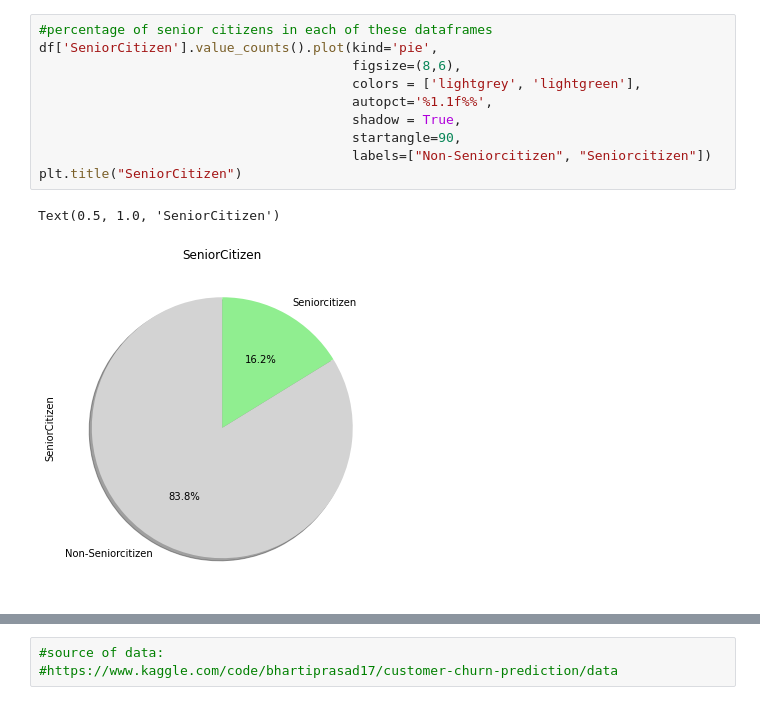
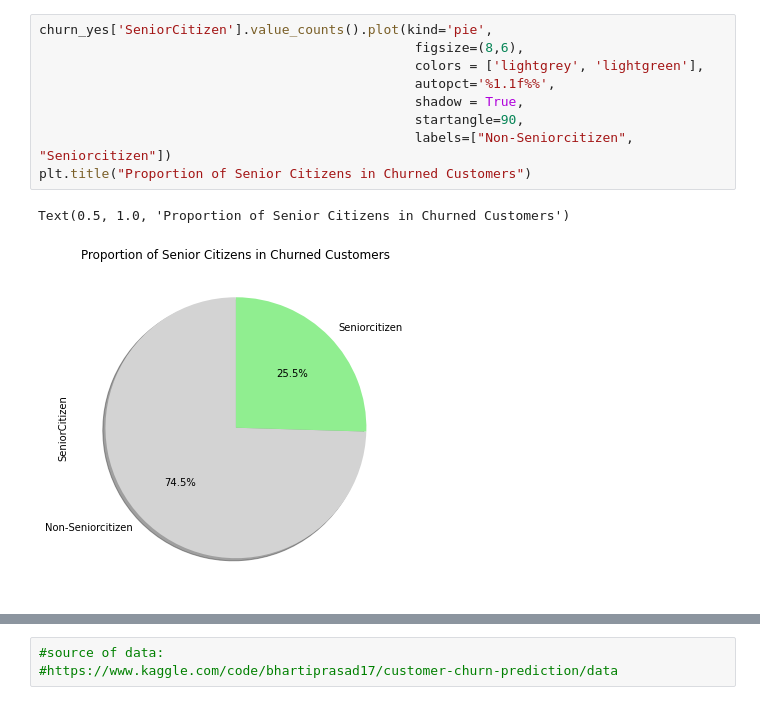
Before and after one commit to KatarzynaTondas/Python-Projects, a Jupyter notebook: CustomersChurn_analysis.ipynb, the cells around one changed output, grey strips where cells are left out. Saved outputs shown, nothing was run; the diff lists cells and outputs as text.

```diff
--- a/CustomersChurn_analysis.ipynb
+++ b/CustomersChurn_analysis.ipynb
@@ -88,13 +123,12 @@ churn_no = pd.DataFrame(df.query('Churn == "No"'))
 # %%
-#percentage of senior citizens in each of these dataframes
-df['SeniorCitizen'].value_counts().plot(kind='pie',
-                                        figsize=(8,6),
-                                        colors = ['lightgrey', 'lightgreen'],
-                                        autopct='%1.1f%%',
-                                        shadow = True,
-                                        startangle=90,
-                                        labels=["Non-Seniorcitizen", "Seniorcitizen"])
-plt.title("SeniorCitizen")
+churn_yes['SeniorCitizen'].value_counts().plot(kind='pie',
+                                                figsize=(8,6),
+                                                colors = ['lightgrey', 'lightgreen'],
+                                                autopct='%1.1f%%',
+                                                shadow = True,
+                                                startangle=90,
+                                                labels=["Non-Seniorcitizen", "Seniorcitizen"])
+plt.title("Proportion of Senior Citizens in Churned Customers")
 # %% [output]
-Text(0.5, 1.0, 'SeniorCitizen')
+Text(0.5, 1.0, 'Proportion of Senior Citizens in Churned Customers')
-[figure, old version]
+[figure, new version]
```
Also changed, not shown: parts of 70 cells of this notebook.
